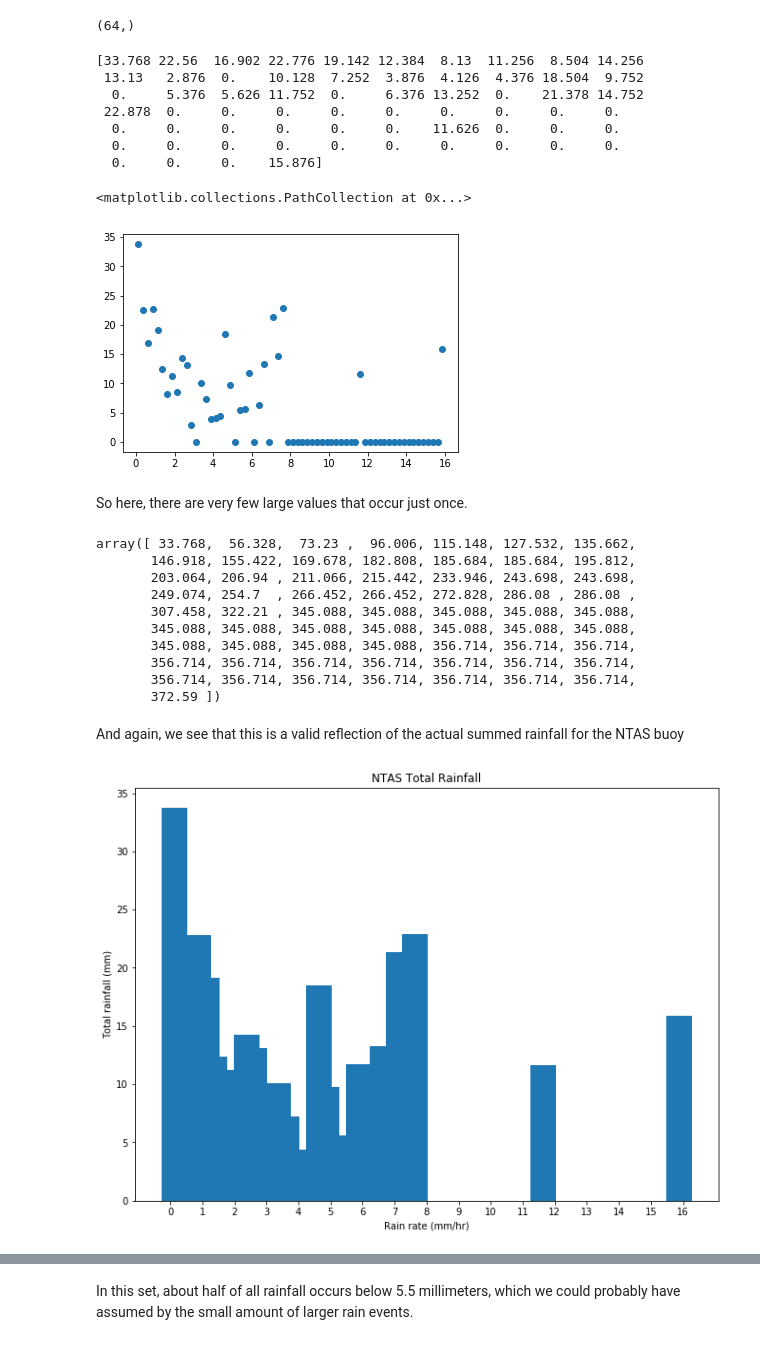
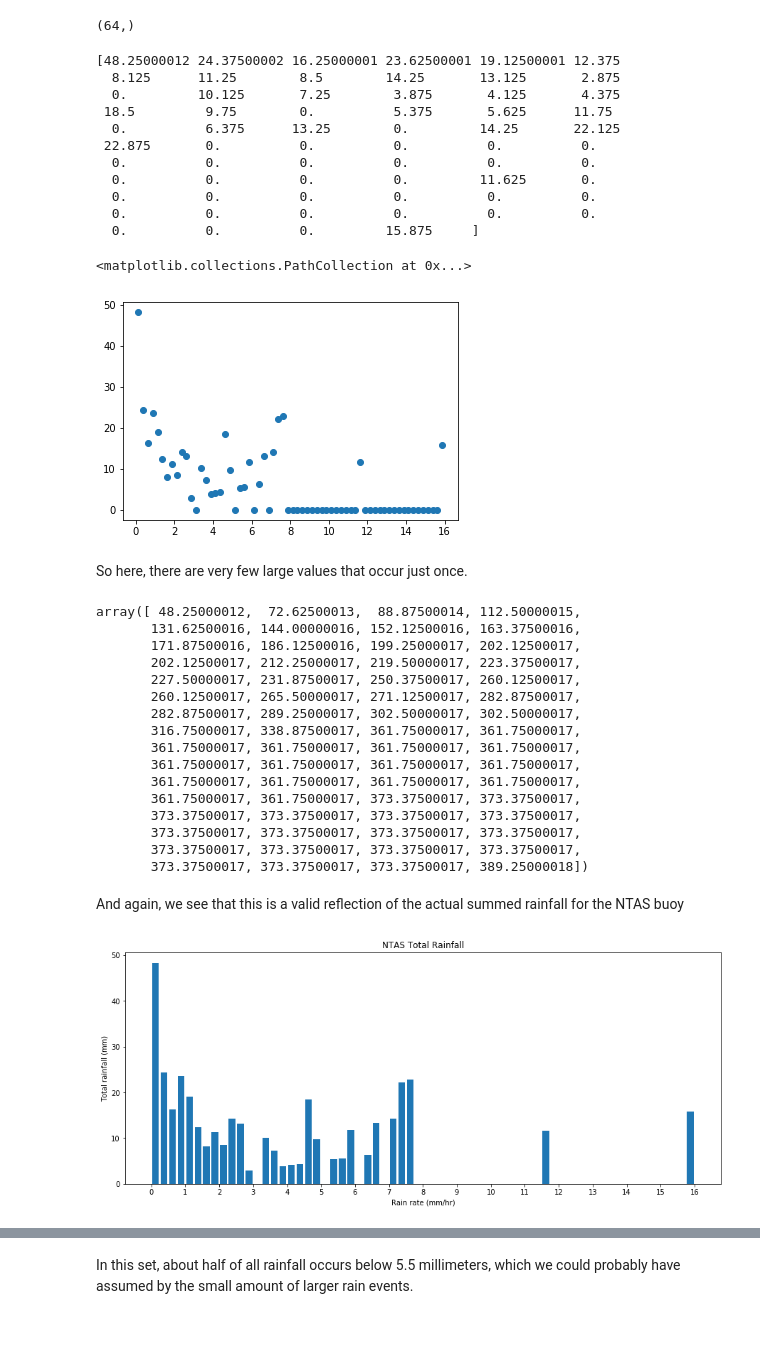
Before and after one commit to uncw-cubesat-lab/rain-class, a Jupyter notebook: Intuitive Look at Precipitation Measures.ipynb, the cells around one changed output, grey strips where cells are left out. Cells and saved outputs as stored; diff of their text form; code cells hidden in the pictures.

```diff
--- a/Intuitive Look at Precipitation Measures.ipynb
+++ b/Intuitive Look at Precipitation Measures.ipynb
@@ -417,14 +421,12 @@ plt.scatter(x=ntas['sss'], y=ntas['precip'])
 # %% [markdown]
 So here, there are very few instances of any rainfall over 8 mm in an hour.
 # %%
-#plt.hist(data['precip'], bins=np.arange(0.01,0.2,0.01))
-#plt.xlim([0.01,0.21])
-(n, bins, patches) = plt.hist(ntas['precip'], bins=np.arange(0.001,16.251,0.25))
-plt.xlim([0.001,16.001])
-#plt.hist(data['precip'], bins=np.arange(15,35,3))
+(n, bins, patches) = plt.hist(
+    ntas['precip'], bins=np.arange(min(ntas[ntas['precip'] > 0]['precip']),
+    max(ntas[ntas['precip'] > 0]['precip']) + 0.25, 0.25))
+
+plt.xlim([min(ntas[ntas['precip'] > 0]['precip']),max(ntas[ntas['precip'] > 0]['precip'])])
 plt.xscale('log')
 plt.show()
 bin_centers = bins[0:64] + 0.125
-#bin_centers
-#print(a)
 # %% [output]
@@ -438,41 +440,51 @@ sums = n*bin_centers
 print(sums)
 plt.scatter(x=bin_centers, y=sums)
 # %% [output]
-[33.768 22.56  16.902 22.776 19.142 12.384  8.13  11.256  8.504 14.256
- 13.13   2.876  0.    10.128  7.252  3.876  4.126  4.376 18.504  9.752
-  0.     5.376  5.626 11.752  0.     6.376 13.252  0.    21.378 14.752
- 22.878  0.     0.     0.     0.     0.     0.     0.     0.     0.
-  0.     0.     0.     0.     0.     0.    11.626  0.     0.     0.
-  0.     0.     0.     0.     0.     0.     0.     0.     0.     0.
-  0.     0.     0.    15.876]
+[48.25000012 24.37500002 16.25000001 23.62500001 19.12500001 12.375
+  8.125      11.25        8.5        14.25       13.125       2.875
+  0.         10.125       7.25        3.875       4.125       4.375
+ 18.5         9.75        0.          5.375       5.625      11.75
+  0.          6.375      13.25        0.         14.25       22.125
+ 22.875       0.          0.          0.          0.          0.
+  0.          0.          0.          0.          0.          0.
+  0.          0.          0.          0.         11.625       0.
+  0.          0.          0.          0.          0.          0.
+  0.          0.          0.          0.          0.          0.
+  0.          0.          0.         15.875     ]
 <matplotlib.collections.PathCollection at 0x...>
-[figure, old version]
+[figure, new version]
 # %% [markdown]
 So here, there are very few large values that occur just once.
 # %%
 sums.cumsum()
 # %% [output]
-array([ 33.768,  56.328,  73.23 ,  96.006, 115.148, 127.532, 135.662,
-       146.918, 155.422, 169.678, 182.808, 185.684, 185.684, 195.812,
-       203.064, 206.94 , 211.066, 215.442, 233.946, 243.698, 243.698,
-       249.074, 254.7  , 266.452, 266.452, 272.828, 286.08 , 286.08 ,
-       307.458, 322.21 , 345.088, 345.088, 345.088, 345.088, 345.088,
-       345.088, 345.088, 345.088, 345.088, 345.088, 345.088, 345.088,
-       345.088, 345.088, 345.088, 345.088, 356.714, 356.714, 356.714,
-       356.714, 356.714, 356.714, 356.714, 356.714, 356.714, 356.714,
-       356.714, 356.714, 356.714, 356.714, 356.714, 356.714, 356.714,
-       372.59 ])
+array([ 48.25000012,  72.62500013,  88.87500014, 112.50000015,
+       131.62500016, 144.00000016, 152.12500016, 163.37500016,
+       171.87500016, 186.12500016, 199.25000017, 202.12500017,
+       202.12500017, 212.25000017, 219.50000017, 223.37500017,
+       227.50000017, 231.87500017, 250.37500017, 260.12500017,
+       260.12500017, 265.50000017, 271.12500017, 282.87500017,
+       282.87500017, 289.25000017, 302.50000017, 302.50000017,
+       316.75000017, 338.87500017, 361.75000017, 361.75000017,
+       361.75000017, 361.75000017, 361.75000017, 361.75000017,
+       361.75000017, 361.75000017, 361.75000017, 361.75000017,
+       361.75000017, 361.75000017, 361.75000017, 361.75000017,
+       361.75000017, 361.75000017, 373.37500017, 373.37500017,
+       373.37500017, 373.37500017, 373.37500017, 373.37500017,
+       373.37500017, 373.37500017, 373.37500017, 373.37500017,
+       373.37500017, 373.37500017, 373.37500017, 373.37500017,
+       373.37500017, 373.37500017, 373.37500017, 389.25000018])
 # %% [markdown]
 And again, we see that this is a valid reflection of the actual summed rainfall for the NTAS buoy
 # %%
-_, ax = plt.subplots(figsize=(11,8))
-plt.bar(x=bin_centers, height=sums)
+_, ax = plt.subplots(figsize=(15,6))
+plt.bar(x=bin_centers, height=sums, width=0.2)
 plt.xlabel('Rain rate (mm/hr)')
 plt.ylabel('Total rainfall (mm)')
 plt.title('NTAS Total Rainfall')
 plt.xticks(np.arange(0,17,1));
 # %% [output]
-[figure, old version]
+[figure, new version]
 # %%
 fullsum = sums.cumsum()/sums.sum()
 halfsum = (sums.cumsum()/sums.sum())[:33]
```
Also changed, not shown: parts of 19 cells of this notebook.
